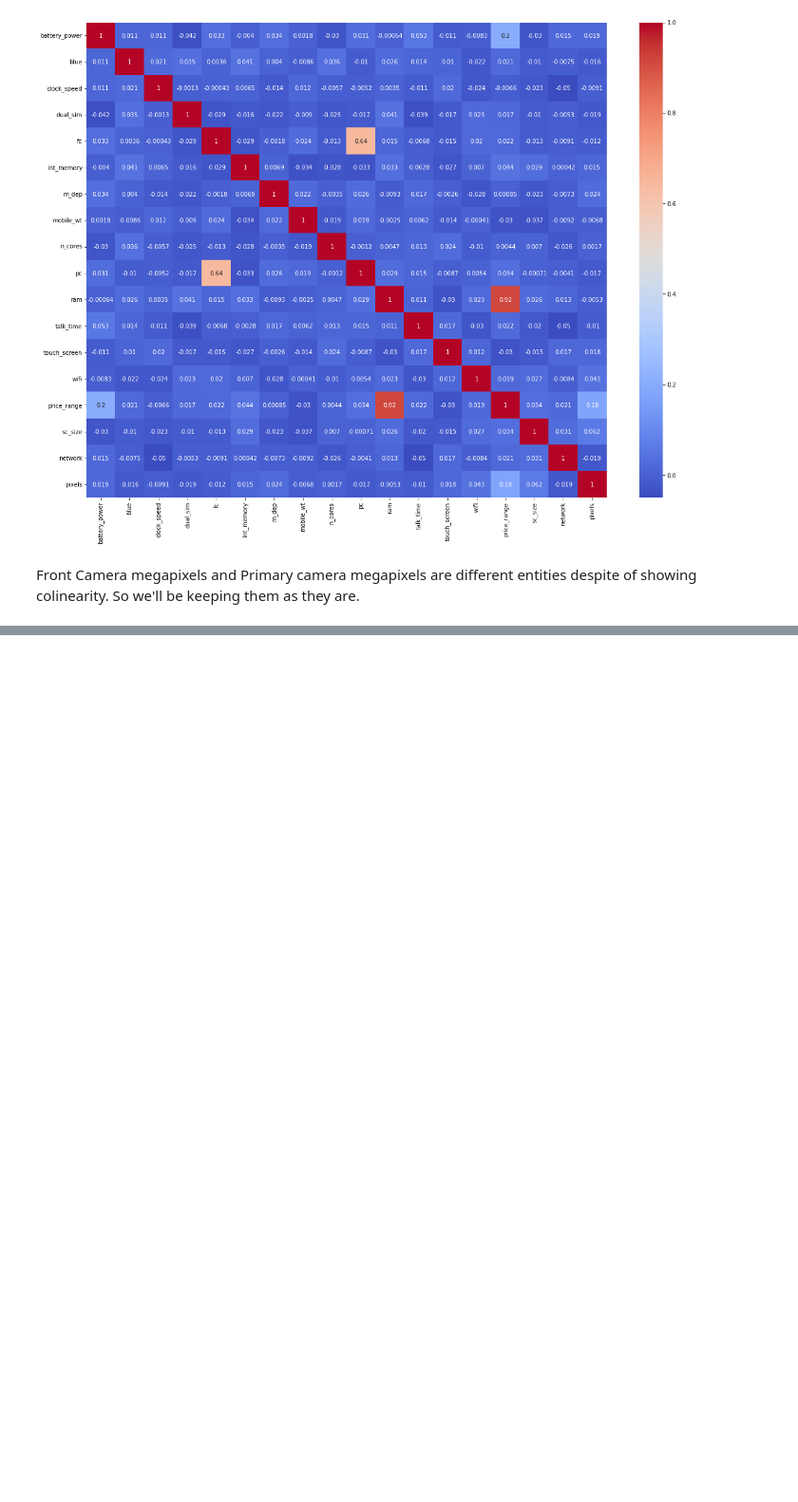
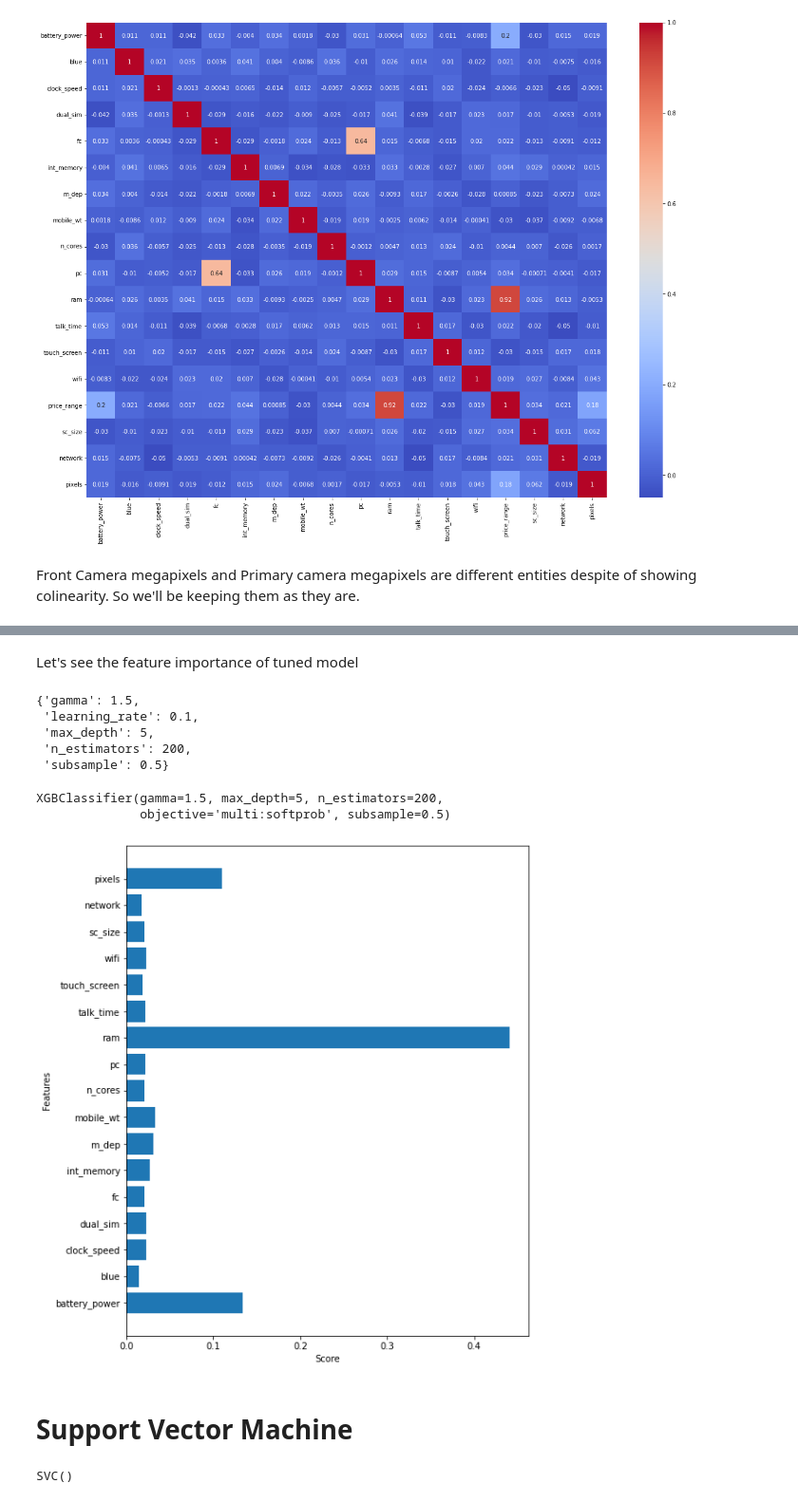
Before and after one commit to SubhamZap/Mobile-Price-Range-Prediction, a Jupyter notebook: Mobile_Price_Range_Prediction_Capstone_Project.ipynb, the cells around one changed output, grey strips where cells are left out. Shown at 95% size. Cells and saved outputs as stored; diff of their text form; code cells hidden in the pictures; blank space fills up the shorter version.

```diff
--- a/Mobile_Price_Range_Prediction_Capstone_Project.ipynb
+++ b/Mobile_Price_Range_Prediction_Capstone_Project.ipynb
@@ -411,0 +739,6 @@ Front Camera megapixels and Primary camera megapixels are different entities des
+# %%
+# Cross validation
+
+grid = GridSearchCV(rfc, param_grid = {'n_estimators': (10, 50), 'max_depth': (3, 20), 'min_samples_leaf': (10, 50)},
+                    cv = 5, scoring = 'accuracy', verbose = 15)
+grid.fit(X_train, y_train)
@@ -411,0 +834,7 @@ Front Camera megapixels and Primary camera megapixels are different entities des
+# %%
+# Applying XGBoost
+
+from xgboost import XGBClassifier
+
+xgb = XGBClassifier(max_depth = 5, learning_rate = 0.1)
+xgb.fit(X_train, y_train)
@@ -411,0 +948,39 @@ Front Camera megapixels and Primary camera megapixels are different entities des
+# %% [markdown]
+Let's see the feature importance of tuned model
+# %%
+grid.best_params_
+# %% [output]
+{'gamma': 1.5,
+ 'learning_rate': 0.1,
+ 'max_depth': 5,
+ 'n_estimators': 200,
+ 'subsample': 0.5}
+# %%
+xgb_tuned = XGBClassifier(max_depth = 5, learning_rate = 0.1, n_estimators = 200, subsample = 0.5, gamma = 1.5)
+xgb_tuned.fit(X_train, y_train)
+# %% [output]
+XGBClassifier(gamma=1.5, max_depth=5, n_estimators=200,
+              objective='multi:softprob', subsample=0.5)
+# %%
+# Feature importance
+importance = xgb.feature_importances_
+
+# plot feature importance
+plt.figure(figsize=(8, 10))
+plt.barh([X.columns[x] for x in range(len(importance))], importance)
+plt.ylabel('Features')
+plt.xlabel('Score')
+plt.show()
+# %% [output]
+[figure, added]
+# %% [markdown]
+# **Support Vector Machine**
+# %%
+#  Applying SVM
+
+from sklearn.svm import SVC
+
+svc = SVC()
+svc.fit(X_train, y_train)
+# %% [output]
+SVC()
```
Also changed, not shown: parts of 73 cells of this notebook.
